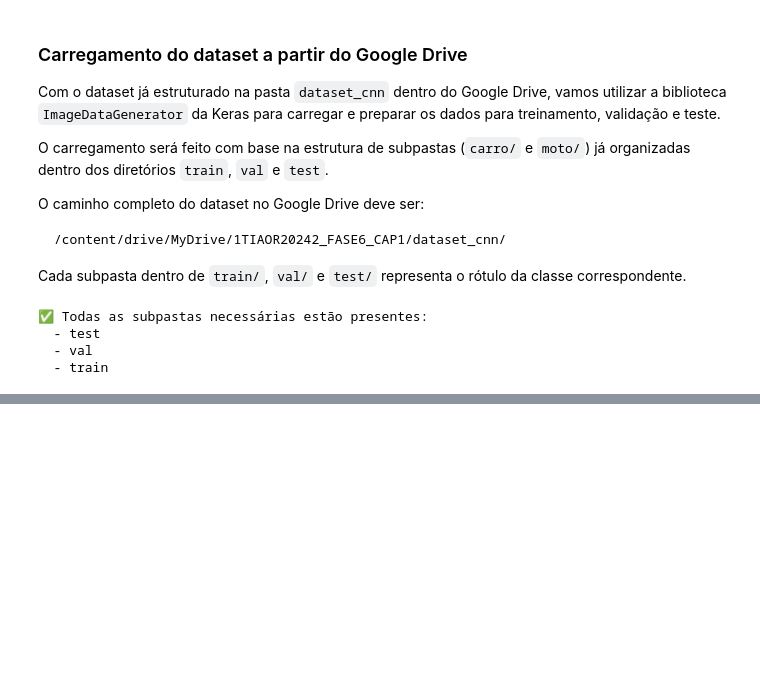
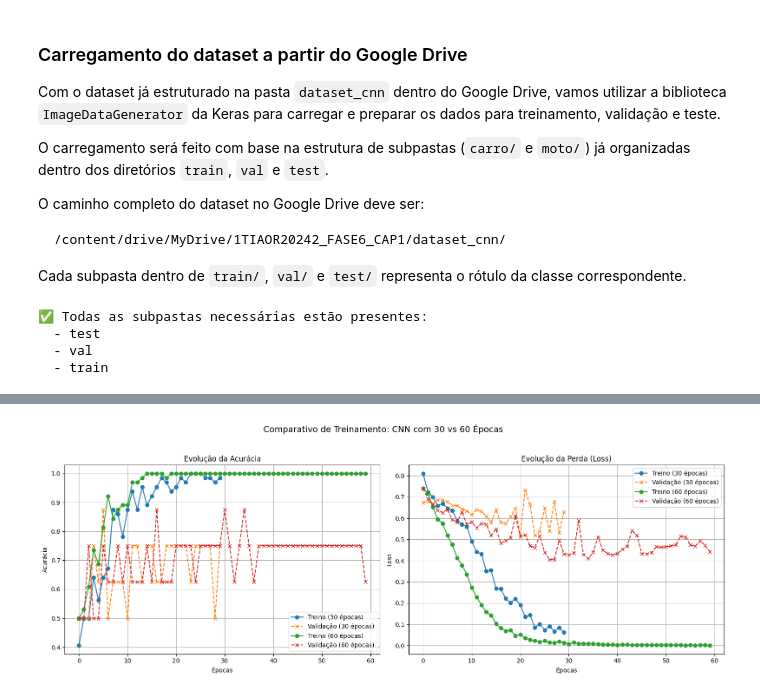
Before and after one commit to joseandrefilho/1TIAOR20242_FASE6_CAP1, a Jupyter notebook: notebooks/1TIAOR20242_FASE6_CAP1_Entrega02.ipynb, the cells around one changed output, grey strips where cells are left out. Drawn from its saved outputs; the diff is of its cells as text; code cells hidden in the pictures; blank space fills up the shorter version.

```diff
--- a/notebooks/1TIAOR20242_FASE6_CAP1_Entrega02.ipynb
+++ b/notebooks/1TIAOR20242_FASE6_CAP1_Entrega02.ipynb
@@ -443,0 +629,36 @@ plot_training_history(history)
+# %%
+def comparar_historicos(history_30, history_60):
+    plt.figure(figsize=(16, 6))
+
+    # Gráfico de Acurácia
+    plt.subplot(1, 2, 1)
+    plt.plot(history_30.history['accuracy'], label='Treino (30 épocas)', linestyle='-', marker='o')
+    plt.plot(history_30.history['val_accuracy'], label='Validação (30 épocas)', linestyle='--', marker='x')
+    plt.plot(history_60.history['accuracy'], label='Treino (60 épocas)', linestyle='-', marker='o')
+    plt.plot(history_60.history['val_accuracy'], label='Validação (60 épocas)', linestyle='--', marker='x')
+    plt.title("Evolução da Acurácia")
+    plt.xlabel("Épocas")
+    plt.ylabel("Acurácia")
+    plt.grid(True)
+    plt.legend()
+
+    # Gráfico de Perda (Loss)
+    plt.subplot(1, 2, 2)
+    plt.plot(history_30.history['loss'], label='Treino (30 épocas)', linestyle='-', marker='o')
+    plt.plot(history_30.history['val_loss'], label='Validação (30 épocas)', linestyle='--', marker='x')
+    plt.plot(history_60.history['loss'], label='Treino (60 épocas)', linestyle='-', marker='o')
+    plt.plot(history_60.history['val_loss'], label='Validação (60 épocas)', linestyle='--', marker='x')
+    plt.title("Evolução da Perda (Loss)")
+    plt.xlabel("Épocas")
+    plt.ylabel("Loss")
+    plt.grid(True)
+    plt.legend()
+
+    plt.suptitle("Comparativo de Treinamento: CNN com 30 vs 60 Épocas", fontsize=14)
+    plt.tight_layout(rect=[0, 0, 1, 0.95])
+    plt.show()
+
+
+comparar_historicos(history_30, history_60)
+# %% [output]
+[figure, added]
```
Also changed, not shown: parts of 31 cells of this notebook, 9 other files.
